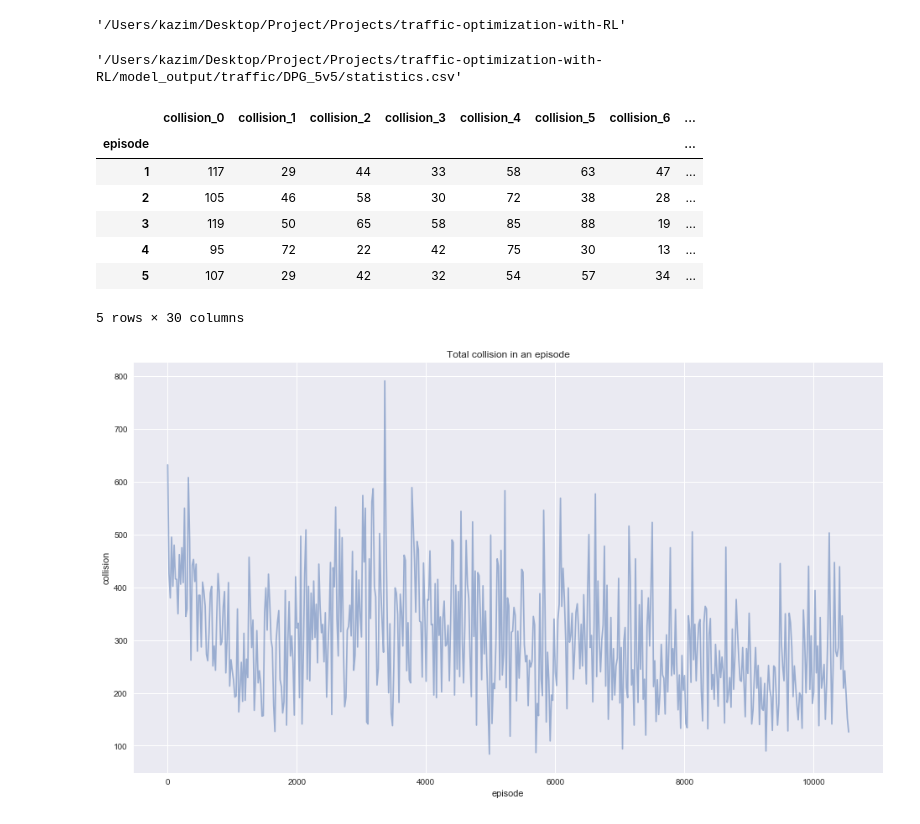
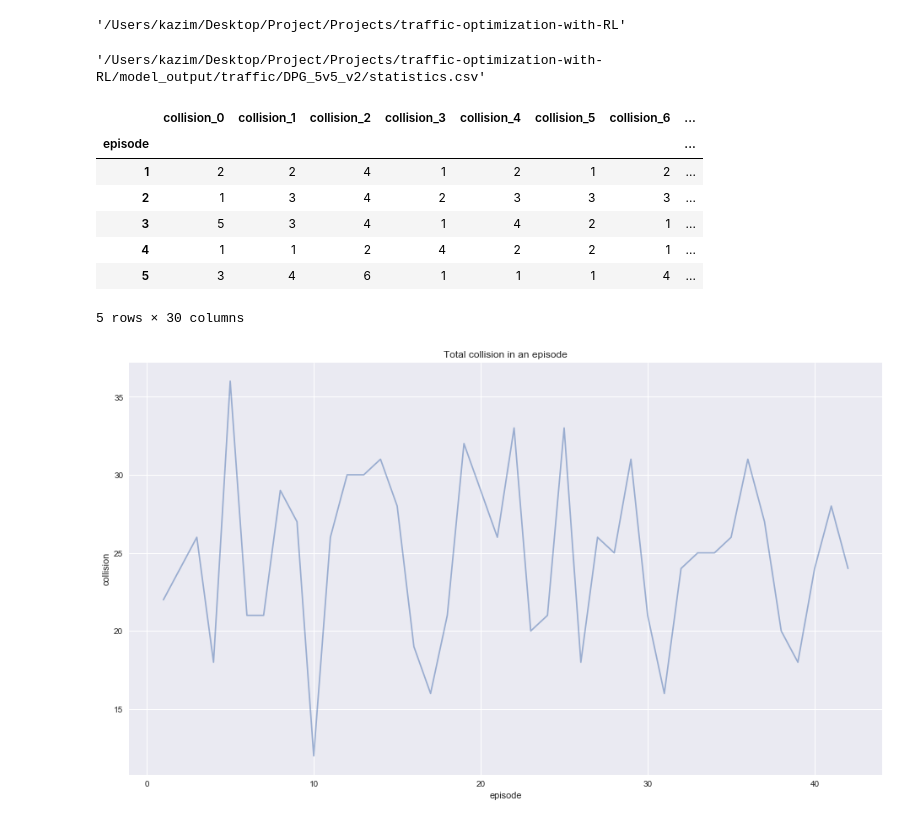
Before and after one commit to rubiruchi/traffic-optimization-with-RL, a Jupyter notebook: Data Analysis.ipynb, the cells around one changed output. Cells and saved outputs as stored; diff of their text form; code cells hidden in the pictures.

```diff
--- a/Data Analysis.ipynb
+++ b/Data Analysis.ipynb
@@ -17,27 +17,27 @@ path = '/Users/kazim/Desktop/Project/Projects/traffic-optimization-with-RL'
 #     df = (pd.read_csv('save/rewards{}.csv'.format(i))).drop(columns='Unnamed: 0')
 #     df.plot(figsize=(16,9))
 # %%
-path+'/model_output/traffic/DPG_5v5/statistics.csv'
+path+'/model_output/traffic/DPG_5v5_v2/statistics.csv'
 # %% [output]
-'/Users/kazim/Desktop/Project/Projects/traffic-optimization-with-RL/model_output/traffic/DPG_5v5/statistics.csv'
+'/Users/kazim/Desktop/Project/Projects/traffic-optimization-with-RL/model_output/traffic/DPG_5v5_v2/statistics.csv'
 # %%
-stats = pd.read_csv(path+'/model_output/traffic/DPG_5v5/statistics.csv').set_index('episode')
+stats = pd.read_csv(path+'/model_output/traffic/DPG_5v5_v2/statistics.csv').set_index('episode')
 stats.head()
 # %% [output]
 |  | collision_0 | collision_1 | collision_2 | collision_3 | collision_4 | collision_5 | collision_6 | ... |
 | episode |  |  |  |  |  |  |  | ... |
-| 1 | 117 | 29 | 44 | 33 | 58 | 63 | 47 | ... |
-| 2 | 105 | 46 | 58 | 30 | 72 | 38 | 28 | ... |
-| 3 | 119 | 50 | 65 | 58 | 85 | 88 | 19 | ... |
-| 4 | 95 | 72 | 22 | 42 | 75 | 30 | 13 | ... |
-| 5 | 107 | 29 | 42 | 32 | 54 | 57 | 34 | ... |
+| 1 | 2 | 2 | 4 | 1 | 2 | 1 | 2 | ... |
+| 2 | 1 | 3 | 4 | 2 | 3 | 3 | 3 | ... |
+| 3 | 5 | 3 | 4 | 1 | 4 | 2 | 1 | ... |
+| 4 | 1 | 1 | 2 | 4 | 2 | 2 | 1 | ... |
+| 5 | 3 | 4 | 6 | 1 | 1 | 1 | 4 | ... |
 5 rows × 30 columns
 # %%
 #collision for agent0
-stats.iloc[::20,:10].sum(axis=1).plot(alpha=0.5);
+stats.iloc[:,:10].sum(axis=1).plot(alpha=0.5);
 plt.ylabel('collision');
 plt.title('Total collision in an episode');
 # %% [output]
-[figure, old version]
+[figure, new version]
 # %%
 #reward for agent0
```
Also changed, not shown: parts of 4 cells of this notebook, 3 other files.
